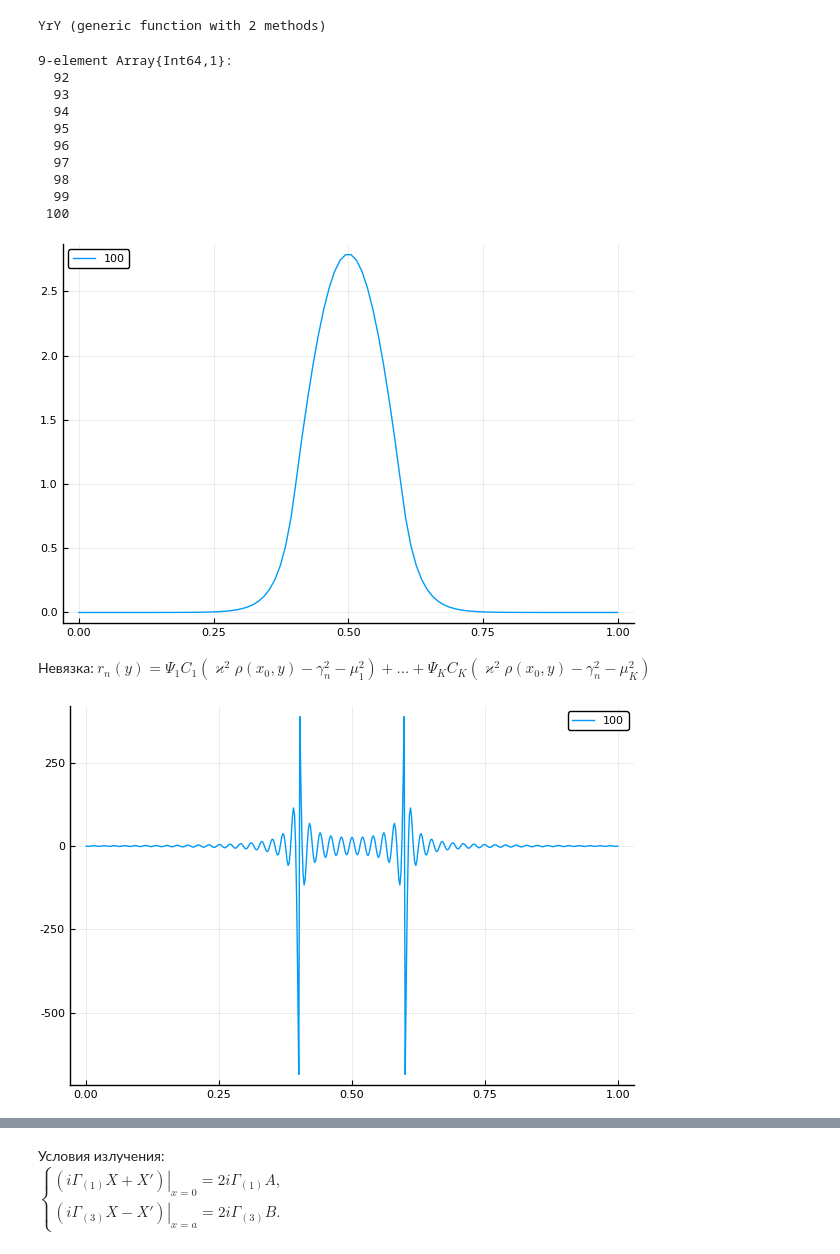
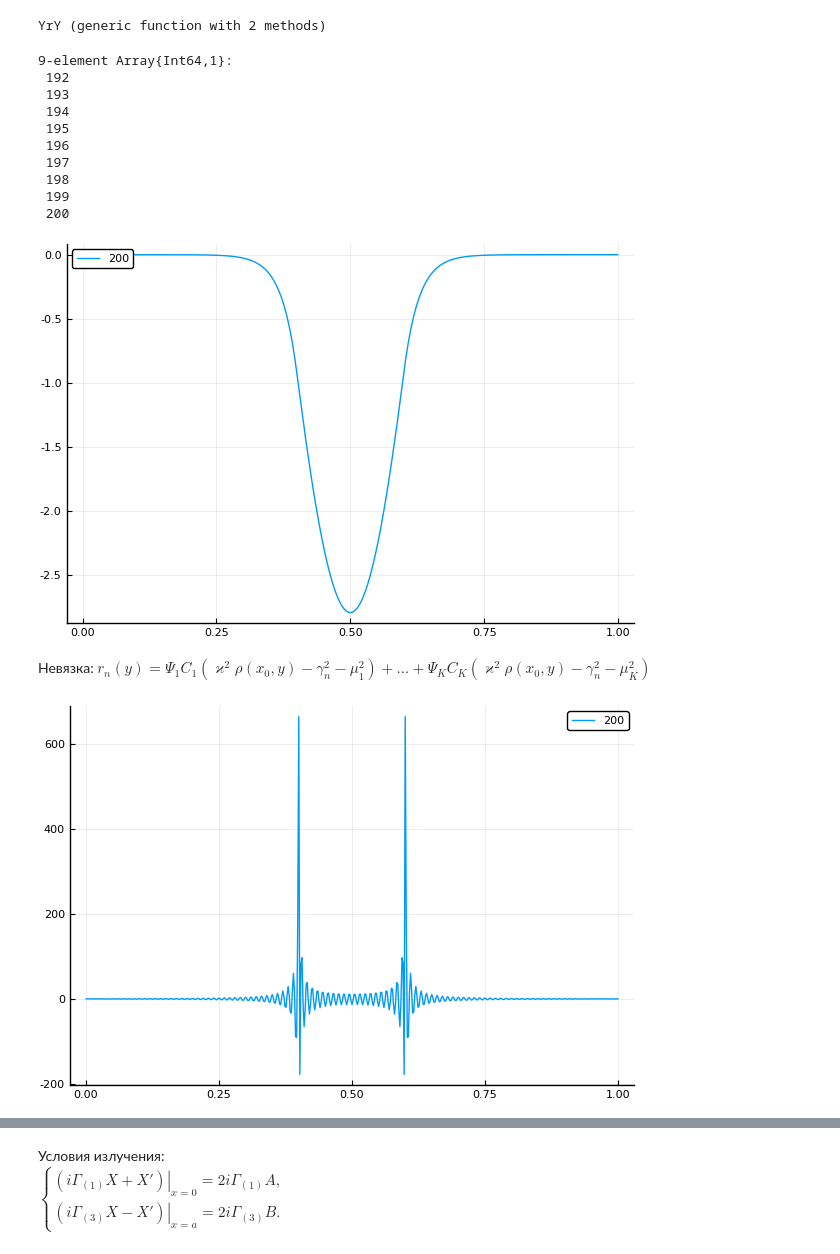
Before and after one commit to Sergane/Symbolic, a Jupyter notebook: waveguide.ipynb, the cells around one changed output, grey strips where cells are left out. Saved outputs shown, nothing was run; the diff lists cells and outputs as text; code cells hidden in the pictures.

```diff
--- a/waveguide.ipynb
+++ b/waveguide.ipynb
@@ -52,7 +52,7 @@ k = 26.5 #12
 a1, a2 = 0.5, 1.5
 r1, r2 = 1, 3 #1.8
 
-K = 100
+K = 200
 N_ = 200
 h = a/(N_-1)
 x = range(0,stop=a,length=N_)
@@ -138,15 +138,15 @@ L1 = eigvals(A1)
 J = filter(z->L1[z]>0,1:K_cross)
 # %% [output]
 9-element Array{Int64,1}:
-  92
-  93
-  94
-  95
-  96
-  97
-  98
-  99
- 100
+ 192
+ 193
+ 194
+ 195
+ 196
+ 197
+ 198
+ 199
+ 200
 # %%
 Z1 = eigvecs(A1);
 # %%
@@ -158,20 +158,20 @@ for i in J[end:end]
 end
 plot!()
 # %% [output]
-[figure, old version]
+[figure, new version]
 # %% [markdown]
 Невязка:
 $r_n(y)=\Psi_1 C_1(\varkappa^2\rho(x_0,y)-\gamma_n^2-\mu_1^2)+\dotso+\Psi_K C_K (\varkappa^2\rho(x_0,y)-
   \gamma_n^2-\mu_K^2)$
 # %%
-residual(y0,n) = sum([f(y0,i)*c[i,n]*(k^2*(z -> f1(0)<z<f4(0) ? r2 : r1)(y0)-L1[n]-mu(i)^2) for i=1:K])
+residual(y0,n) = sum([f(y0,i)*Z1[i,n]*(k^2*(z -> f1(0)<z<f4(0) ? r2 : r1)(y0)-L1[n]-mu(i)^2) for i=1:K])
 plot()
 for k in J[end:end]
     plot!(0:b/500:b,residual.(0:b/500:b,k),label="$k")
 end
 plot!()
 # %% [output]
-[figure, old version]
+[figure, new version]
 # %%
 sqrt.(L1[J]).-k
 # %% [output]
```
Also changed, not shown: parts of 7 cells of this notebook.
